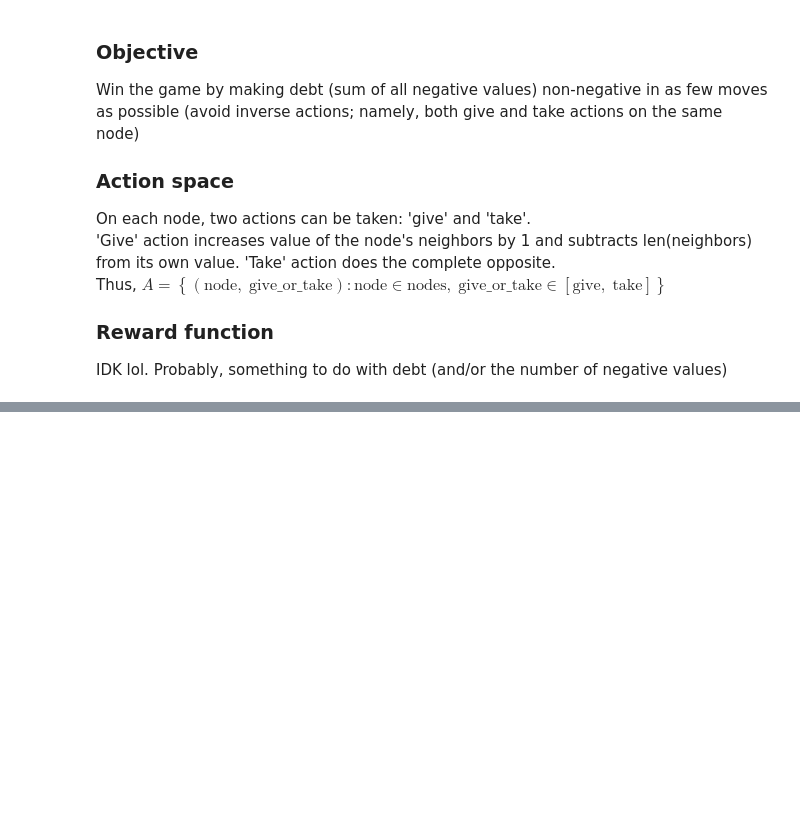
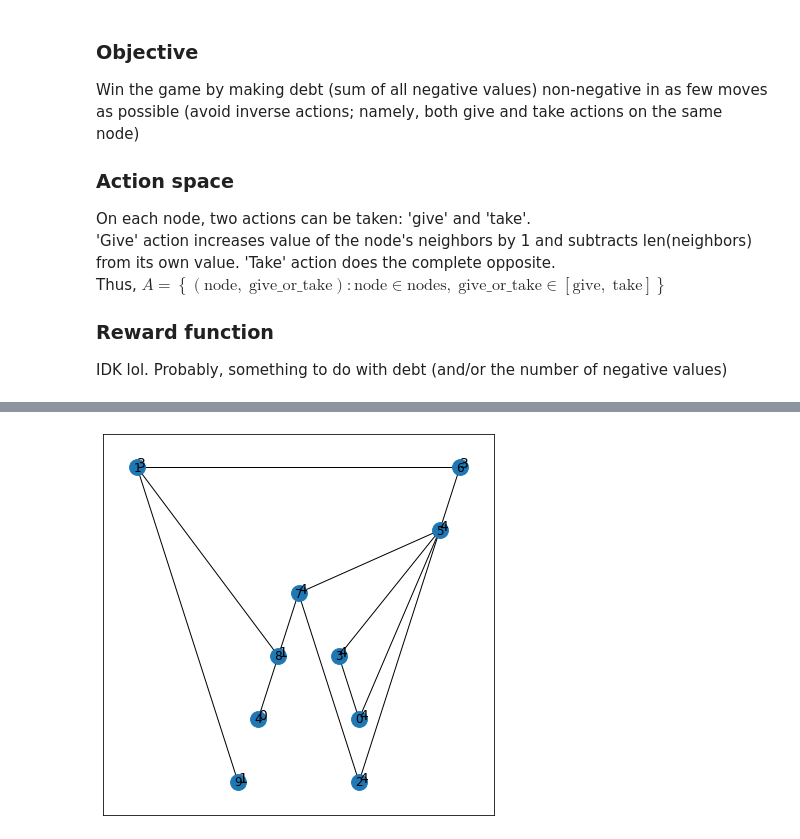
Before and after one commit to rayannott/dollargame, a Jupyter notebook: dollar_game_RL.ipynb, the cells around one changed output, grey strips where cells are left out. Cells and saved outputs as stored; diff of their text form; code cells hidden in the pictures; blank space fills up the shorter version.

```diff
--- a/dollar_game_RL.ipynb
+++ b/dollar_game_RL.ipynb
@@ -148,0 +110,4 @@ for game_num, row in df6.iterrows():
+# %%
+draw_graph(G_rand)
+# %% [output]
+[figure, added]
```
Also changed, not shown: parts of 26 cells of this notebook, 8 other files.
